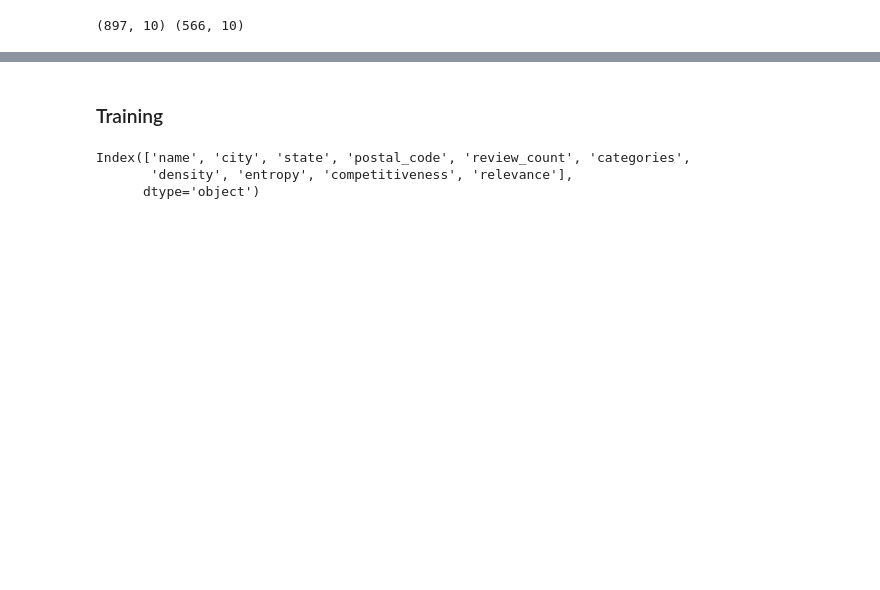
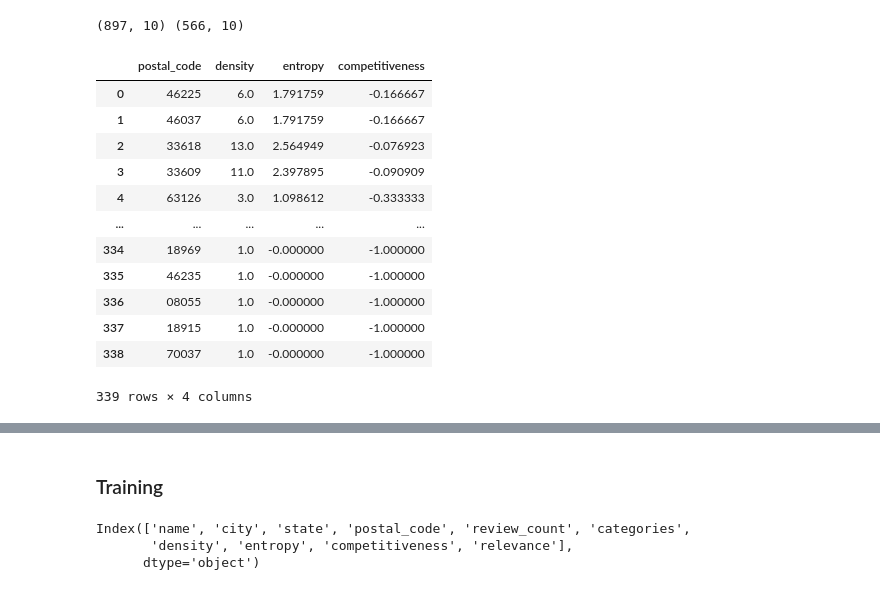
Before and after one commit to stephanie0324/restaurant_placement_recommnedation, a Jupyter notebook: LearnToRank.ipynb, the cells around one changed output, grey strips where cells are left out. Cells and saved outputs as stored; diff of their text form; code cells hidden in the pictures; blank space fills up the shorter version.

```diff
--- a/LearnToRank.ipynb
+++ b/LearnToRank.ipynb
@@ -48,0 +53,9 @@ df
+# %%
+# postal code and feature dict
+postal_code_feature_dict = {}
+
+for postal in Counter(df.postal_code):
+    postal_code_feature_dict[postal]={}
+    postal_code_feature_dict[postal]['density'] = df.loc[df['postal_code']==postal]['density'].iloc[0]
+    postal_code_feature_dict[postal]['entropy'] = df.loc[df['postal_code']==postal]['entropy'].iloc[0]
+    postal_code_feature_dict[postal]['competitiveness'] = df.loc[df['postal_code']==postal]['competitiveness'].iloc[0]
@@ -151,0 +128,16 @@ for i in ['density', 'entropy', 'competitiveness','postal_code'
+# %%
+pd.DataFrame(postal_code_feature_dict).T.reset_index().rename(columns={'index': 'postal_code'})
+# %% [output]
+|  | postal_code | density | entropy | competitiveness |
+| 0 | 46225 | 6.0 | 1.791759 | -0.166667 |
+| 1 | 46037 | 6.0 | 1.791759 | -0.166667 |
+| 2 | 33618 | 13.0 | 2.564949 | -0.076923 |
+| 3 | 33609 | 11.0 | 2.397895 | -0.090909 |
+| 4 | 63126 | 3.0 | 1.098612 | -0.333333 |
+| ... | ... | ... | ... | ... |
+| 334 | 18969 | 1.0 | -0.000000 | -1.000000 |
+| 335 | 46235 | 1.0 | -0.000000 | -1.000000 |
+| 336 | 08055 | 1.0 | -0.000000 | -1.000000 |
+| 337 | 18915 | 1.0 | -0.000000 | -1.000000 |
+| 338 | 70037 | 1.0 | -0.000000 | -1.000000 |
+339 rows × 4 columns
```
Also changed, not shown: parts of 17 cells of this notebook.
